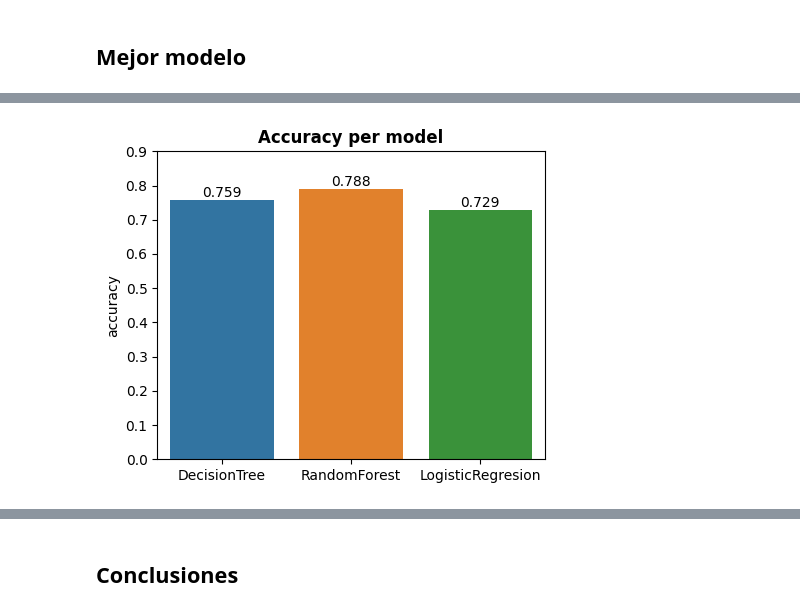
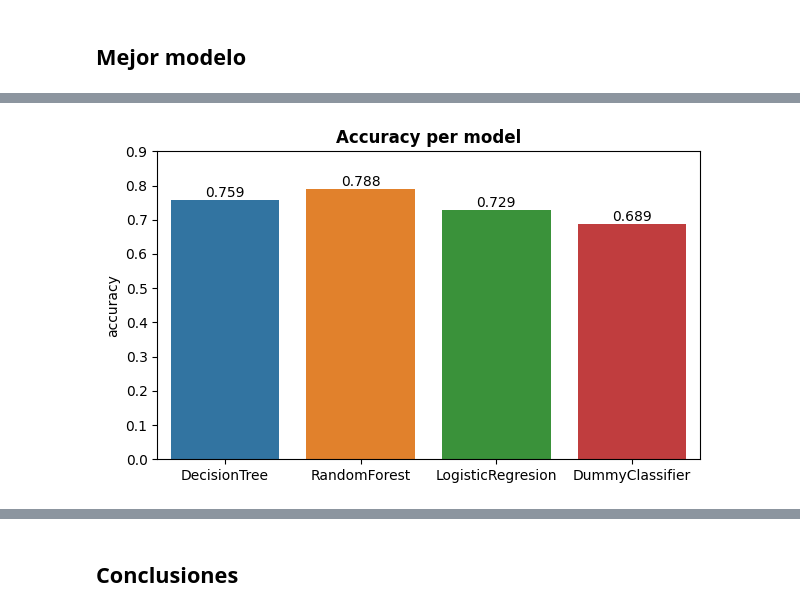
Before and after one commit to AntonioMDO/Modelos_de_clasificaci-n, a Jupyter notebook: modelos_de_clasificacion.ipynb, the cells around one changed output, grey strips where cells are left out. Drawn from its saved outputs; the diff is of its cells as text; code cells hidden in the pictures.

```diff
--- a/modelos_de_clasificacion.ipynb
+++ b/modelos_de_clasificacion.ipynb
@@ -209,0 +216,3 @@ result3
+# %%
+#Entrenar modelo
+final_model4.fit(x_train,y_train)
@@ -209,0 +221,4 @@ result3
+# %%
+#Realizar predicciones con los datos de validación
+predictions_val4 = final_model4.predict(x_val)
+predictions_val4
@@ -209,0 +243,4 @@ result3
+# %%
+#Probar exactitud del modelo con los datos de validación
+accuracy4 = accuracy_score(y_val, predictions_val4)
+accuracy4
@@ -212,9 +251,8 @@ result3
 # %%
 #Crear df con los datos obtenidos de accuracy y sanity_check
 models = pd.DataFrame(
-    {'model_type' : ['DecisionTree', 'RandomForest', 'LogisticRegresion'],
-     'accuracy' : [accuracy1, accuracy2, accuracy3],
-     'sanity_check' : [result1, result2, result3]
+    {'model_type' : ['DecisionTree', 'RandomForest', 'LogisticRegresion', 'DummyClassifier'],
+     'accuracy' : [accuracy1, accuracy2, accuracy3, accuracy4],
      }
 )
 # %%
@@ -228,15 +267,15 @@ models
 # %%
 #Graficar la exactitud de los modelos
-fig = plt.figure(figsize=(5, 4))
+fig = plt.figure(figsize=(7, 4))
 ax = sns.barplot(x='model_type',
             y='accuracy',
             data=models,
             ax=fig.add_subplot(),
             )
 plt.bar_label(ax.containers[0], fmt='%.3f')
 plt.title('Accuracy per model', fontweight = 'bold')
 plt.ylim(0, 0.9)
 plt.xlabel('')
 plt.show()
 # %% [output]
-[figure, old version]
+[figure, new version]
```
Also changed, not shown: parts of 16 cells of this notebook.
